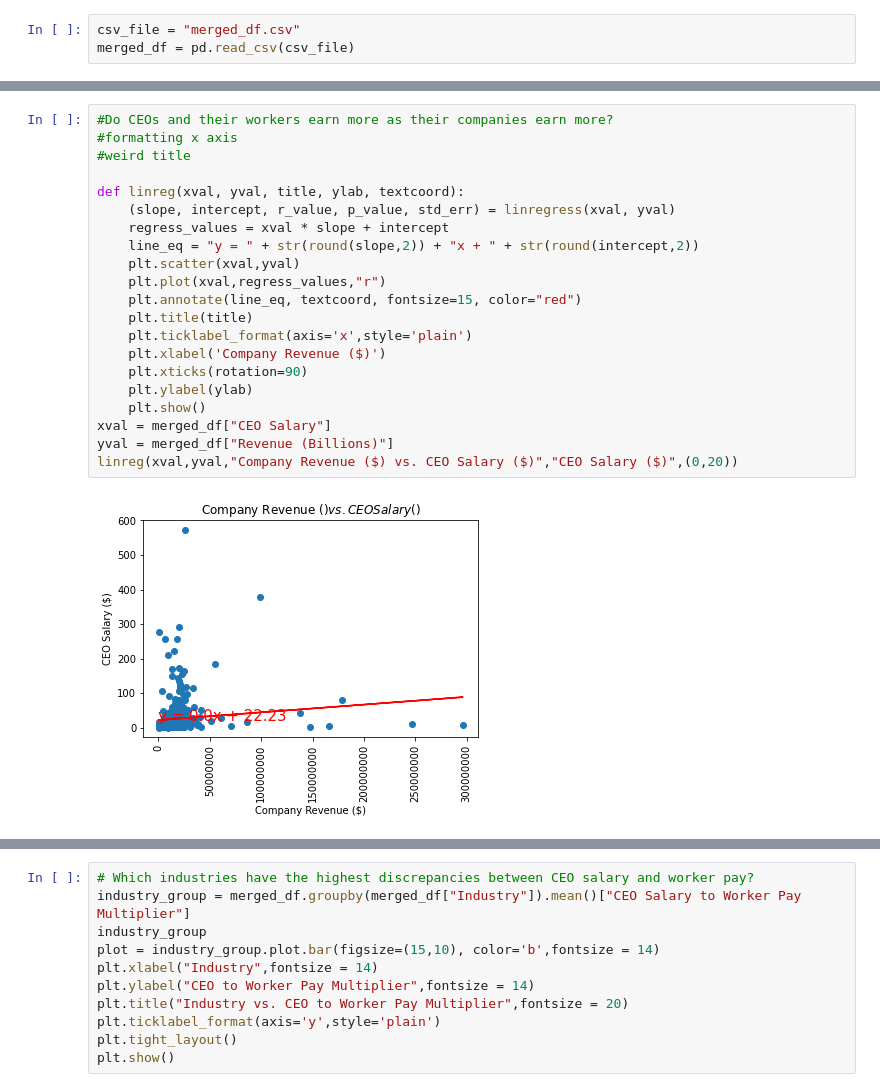
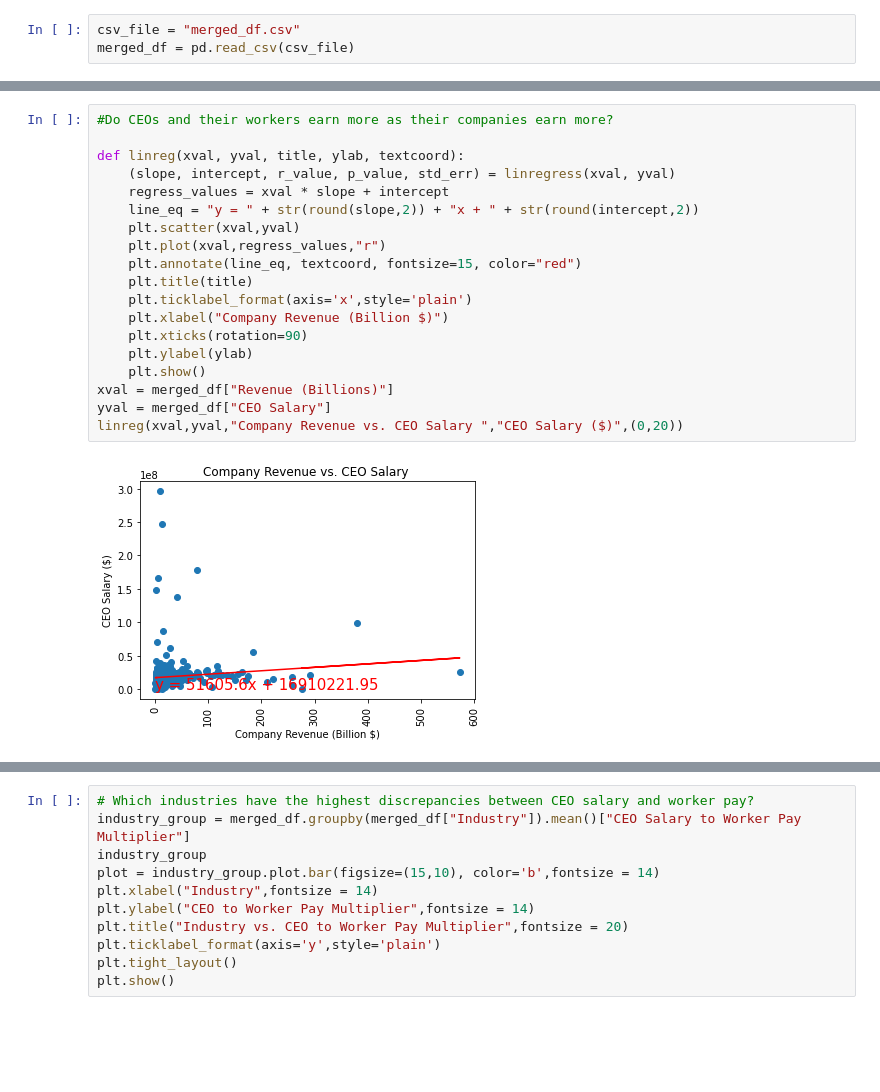
Before and after one commit to allison713/Group6_proj1, a Jupyter notebook: Data/datavisuals.ipynb, the cells around one changed output, grey strips where cells are left out. Cells and saved outputs as stored; diff of their text form; blank space fills up the shorter version.

```diff
--- a/Data/datavisuals.ipynb
+++ b/Data/datavisuals.ipynb
@@ -85,23 +101,21 @@ plt.show()
 # %%
 #Do CEOs and their workers earn more as their companies earn more?
-#formatting x axis
-#weird title
 
 def linreg(xval, yval, title, ylab, textcoord):
     (slope, intercept, r_value, p_value, std_err) = linregress(xval, yval)
     regress_values = xval * slope + intercept
     line_eq = "y = " + str(round(slope,2)) + "x + " + str(round(intercept,2))
     plt.scatter(xval,yval)
     plt.plot(xval,regress_values,"r")
     plt.annotate(line_eq, textcoord, fontsize=15, color="red")
     plt.title(title)
     plt.ticklabel_format(axis='x',style='plain')
-    plt.xlabel('Company Revenue ($)')
+    plt.xlabel("Company Revenue (Billion $)")
     plt.xticks(rotation=90)
     plt.ylabel(ylab)
     plt.show()
-xval = merged_df["CEO Salary"]
-yval = merged_df["Revenue (Billions)"]
-linreg(xval,yval,"Company Revenue ($) vs. CEO Salary ($)","CEO Salary ($)",(0,20))
+xval = merged_df["Revenue (Billions)"]
+yval = merged_df["CEO Salary"]
+linreg(xval,yval,"Company Revenue vs. CEO Salary ","CEO Salary ($)",(0,20))
 # %% [output]
-[figure, old version]
+[figure, new version]
```
Also changed, not shown: parts of 9 cells of this notebook.
